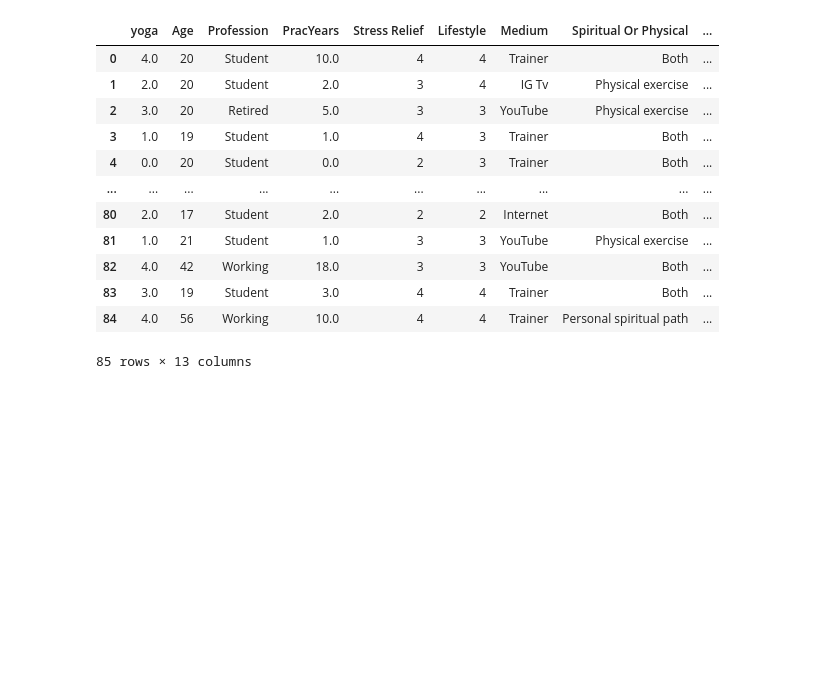
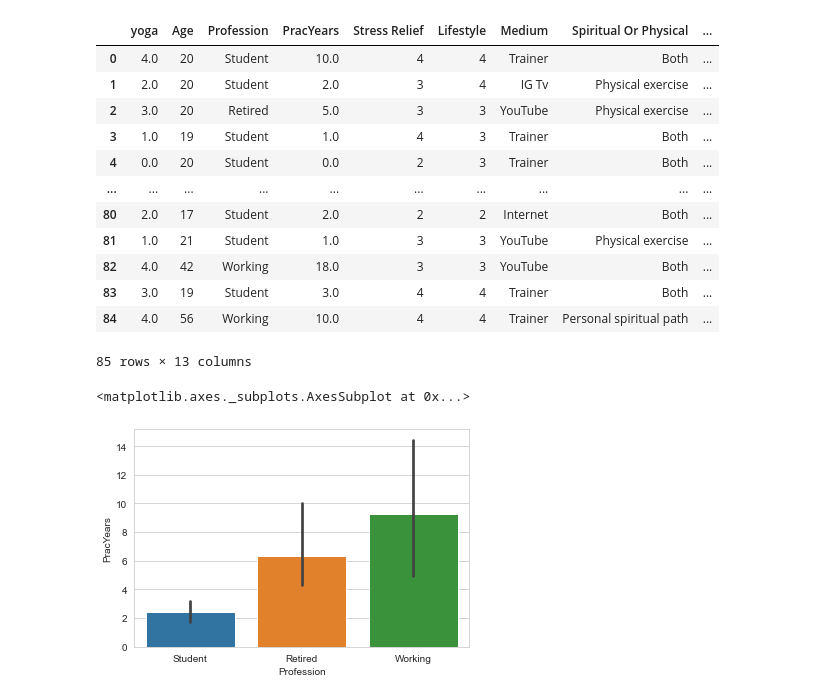
Before and after one commit to AayushVyasKIIT/Data-Analysis---Effects-of-yoga, a Jupyter notebook: DA Assignment.ipynb, the cells around one changed output. Cells and saved outputs as stored; diff of their text form; code cells hidden in the pictures; blank space fills up the shorter version.

```diff
--- a/DA Assignment.ipynb
+++ b/DA Assignment.ipynb
@@ -296,0 +326,5 @@ data
+# %%
+sb.barplot(data["Profession"],data["PracYears"])
+# %% [output]
+<matplotlib.axes._subplots.AxesSubplot at 0x...>
+[figure, added]
```
Also changed, not shown: parts of 11 cells of this notebook.
